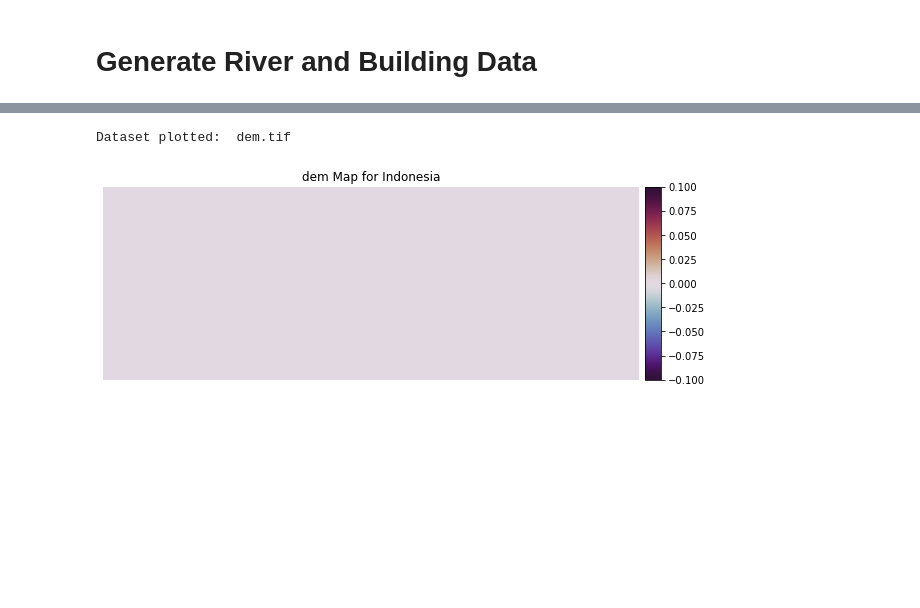
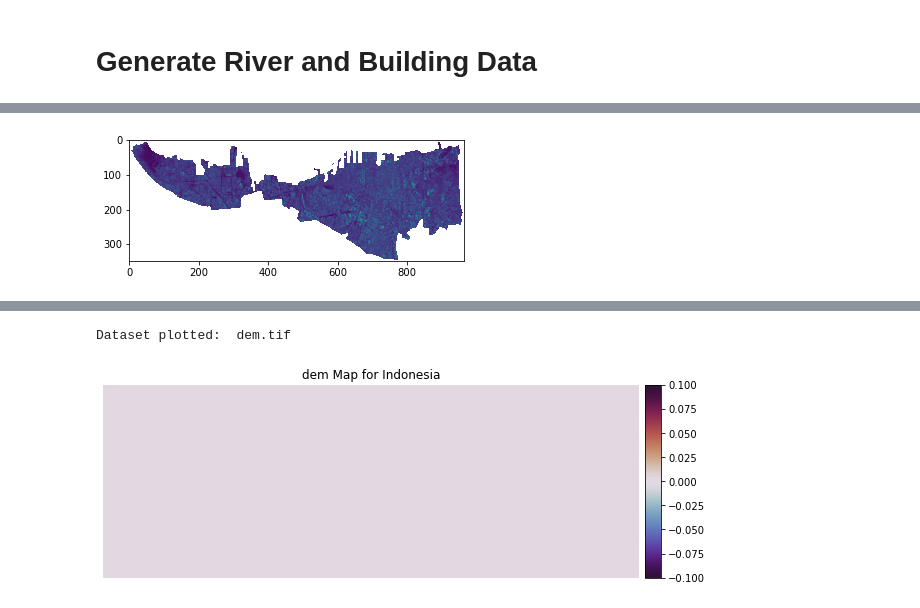
Before and after one commit to joshlam123/disaster_preprocessing, a Jupyter notebook: example_1/All Preprocessing.ipynb, the cells around one changed output, grey strips where cells are left out. Drawn from its saved outputs; the diff is of its cells as text; code cells hidden in the pictures; blank space fills up the shorter version.

```diff
--- a/All Preprocessing.ipynb
+++ b/example_1/All Preprocessing.ipynb
@@ -310,2 +429,6 @@ show_sample(folder+"chanmask_2.tif")
+# %%
+show_sample(working_folder+generated_ext+"fixed_raster/chanmask.tif")
+# %% [output]
+[figure, added]
 # %%
 show_sample(folder+"building_2.tif")
```
Also changed, not shown: parts of 23 cells of this notebook, 41 other files.
